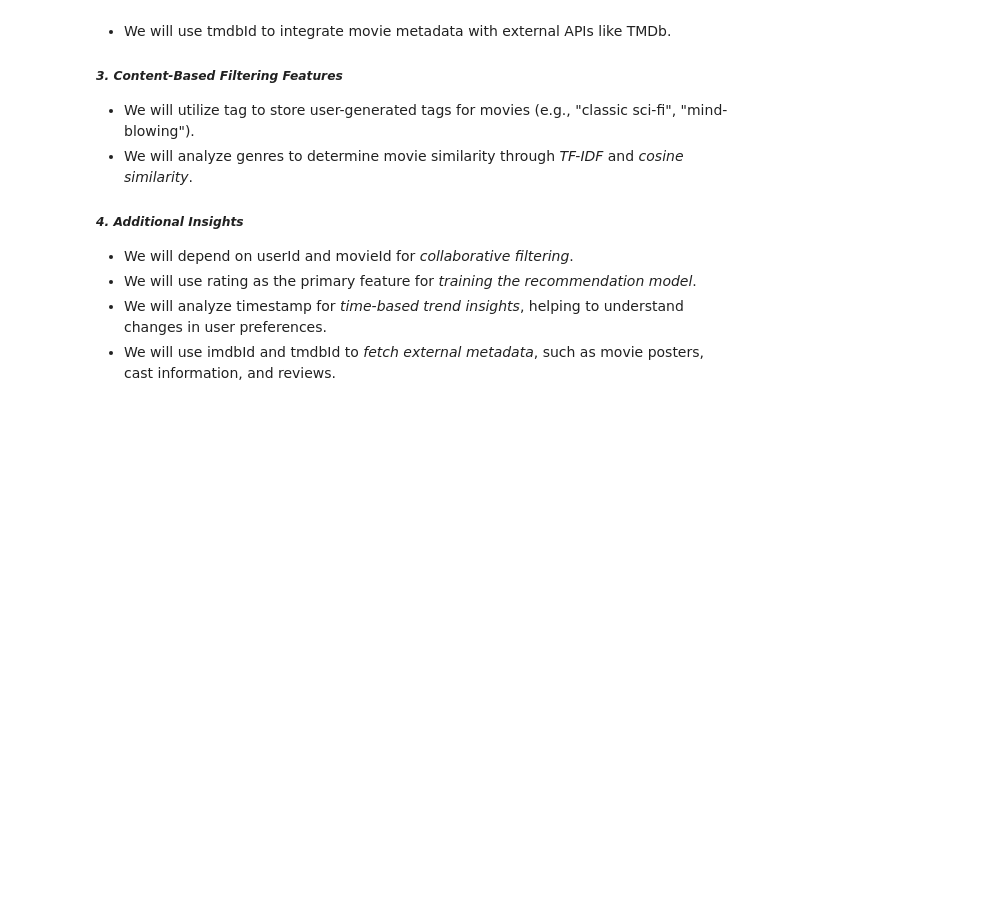
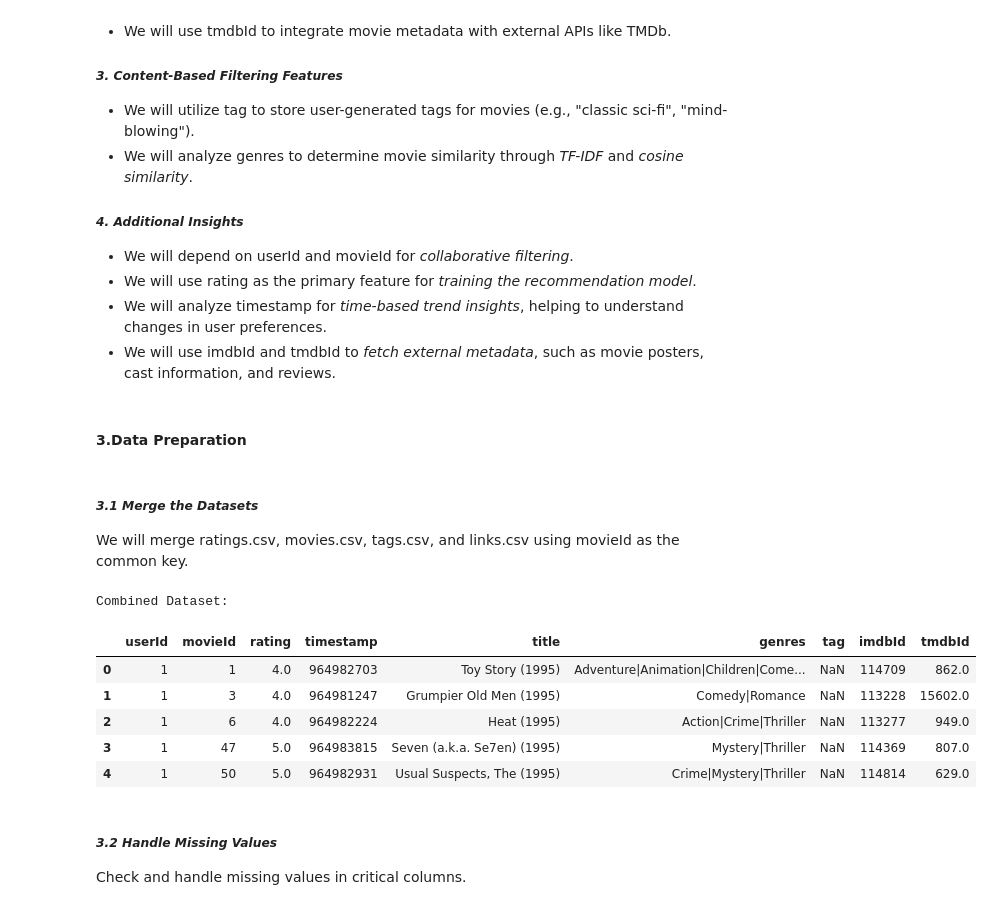
Before and after one commit to irushawn/movielens_recommender__system, a Jupyter notebook: index.ipynb, the cells around one changed output. Drawn from its saved outputs; the diff is of its cells as text; code cells hidden in the pictures; blank space fills up the shorter version.

Commit message:
Data Preparation

```diff
--- a/index.ipynb
+++ b/index.ipynb
@@ -483,3 +483,32 @@ Summary of Insights:
 - We will use rating as the primary feature for *training the recommendation model*.
 - We will analyze timestamp for *time-based trend insights*, helping to understand changes in user preferences.
 - We will use imdbId and tmdbId to *fetch external metadata*, such as movie posters, cast information, and reviews.
+# %% [markdown]
+#### **3.Data Preparation**
+# %% [markdown]
+##### *3.1 Merge the Datasets*
+We will merge ratings.csv, movies.csv, tags.csv, and links.csv using movieId as the common key.
+# %%
+# Merge ratings with movies
+merged_df = pd.merge(ratings, movies, on='movieId', how='left')
+
+# Merge with tags
+merged_df = pd.merge(merged_df, tags[['userId', 'movieId', 'tag']], on=['userId', 'movieId'], how='left')
+
+# Merge with links
+merged_df = pd.merge(merged_df, links, on='movieId', how='left')
+
+# Display the first few rows
+print("Combined Dataset:")
+display(merged_df.head())
+# %% [output]
+Combined Dataset:
+|  | userId | movieId | rating | timestamp | title | genres | tag | imdbId | tmdbId |
+| 0 | 1 | 1 | 4.0 | 964982703 | Toy Story (1995) | Adventure|Animation|Children|Come... | NaN | 114709 | 862.0 |
+| 1 | 1 | 3 | 4.0 | 964981247 | Grumpier Old Men (1995) | Comedy|Romance | NaN | 113228 | 15602.0 |
+| 2 | 1 | 6 | 4.0 | 964982224 | Heat (1995) | Action|Crime|Thriller | NaN | 113277 | 949.0 |
+| 3 | 1 | 47 | 5.0 | 964983815 | Seven (a.k.a. Se7en) (1995) | Mystery|Thriller | NaN | 114369 | 807.0 |
+| 4 | 1 | 50 | 5.0 | 964982931 | Usual Suspects, The (1995) | Crime|Mystery|Thriller | NaN | 114814 | 629.0 |
+# %% [markdown]
+##### *3.2 Handle Missing Values*
+Check and handle missing values in critical columns.
```
Also changed, not shown: parts of 14 cells of this notebook.
